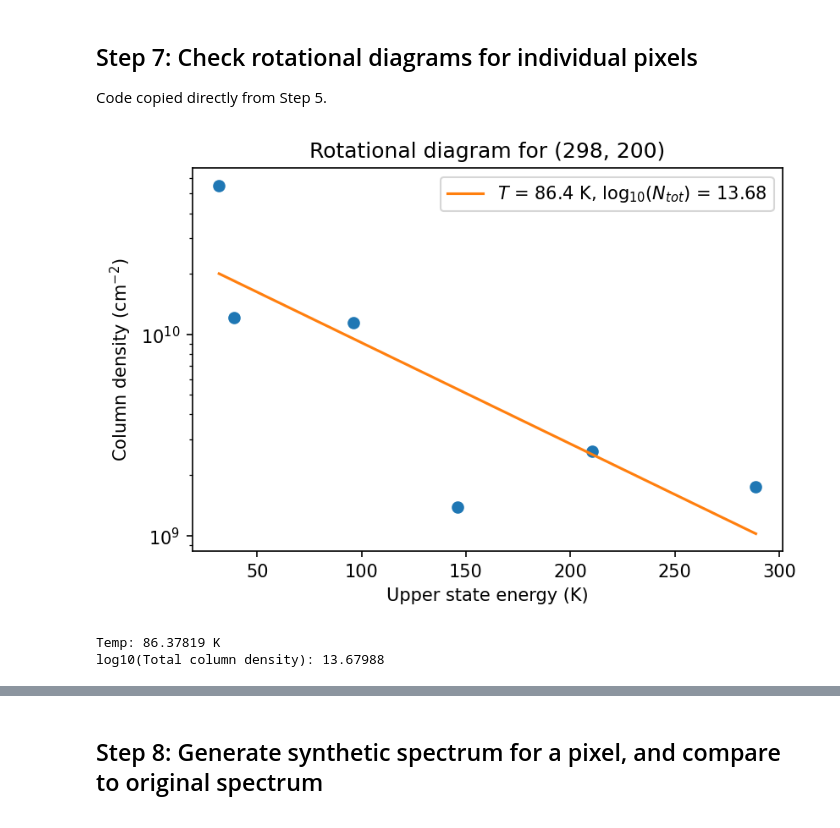
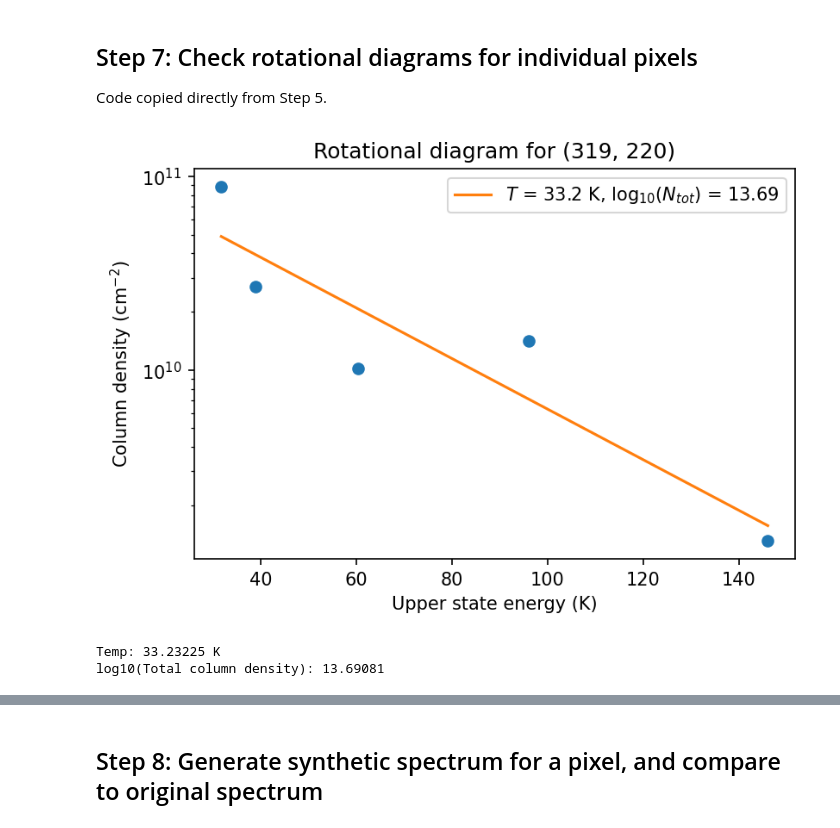
Before and after one commit to abulatek/brick, a Jupyter notebook: first_results/temperature_map/TemperatureMap_v1.ipynb, the cells around one changed output, grey strips where cells are left out. Saved outputs shown, nothing was run; the diff lists cells and outputs as text; code cells hidden in the pictures.

```diff
--- a/first_results/temperature_map/TemperatureMap_v1.ipynb
+++ b/first_results/temperature_map/TemperatureMap_v1.ipynb
@@ -351,7 +353,8 @@ def rotational_diagram(pixel_x, pixel_y, save = False):
     plt.xlabel("Upper state energy (K)")
     plt.ylabel(r"Column density (cm$^{-2}$)")
     plt.legend()
-    plt.savefig("../figures/rot_diagram.pdf", dpi = 200, facecolor='w', edgecolor='w', bbox_inches='tight')
+    if save == True:
+        plt.savefig("../figures/rot_diagram.pdf", dpi = 200, facecolor='w', edgecolor='w', bbox_inches='tight')
     plt.show()
 
     # print extracted values
@@ -361,10 +364,10 @@ def rotational_diagram(pixel_x, pixel_y, save = False):
 def linear(x, m, b):
     return m*x + b
 # %%
-rotational_diagram(298, 200, save = True)
+rotational_diagram(319, 220, save = True)
 # %% [output]
-[figure, old version]
+[figure, new version]
-Temp: 86.37819 K
-log10(Total column density): 13.67988
+Temp: 33.23225 K
+log10(Total column density): 13.69081
 # %%
 rotational_diagram(250, 300)
```
Also changed, not shown: parts of 11 cells of this notebook, 9 other files.
